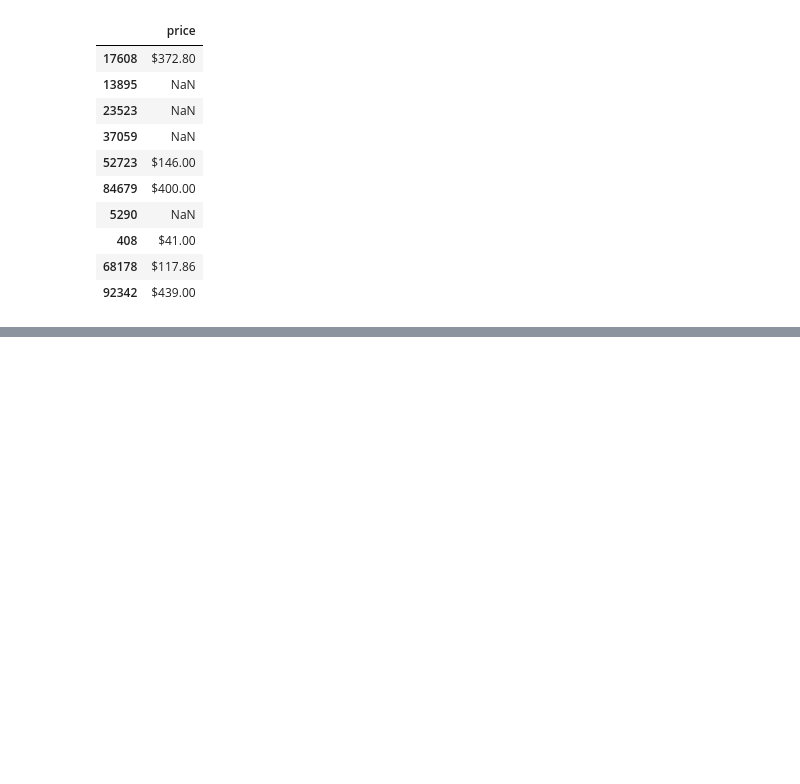
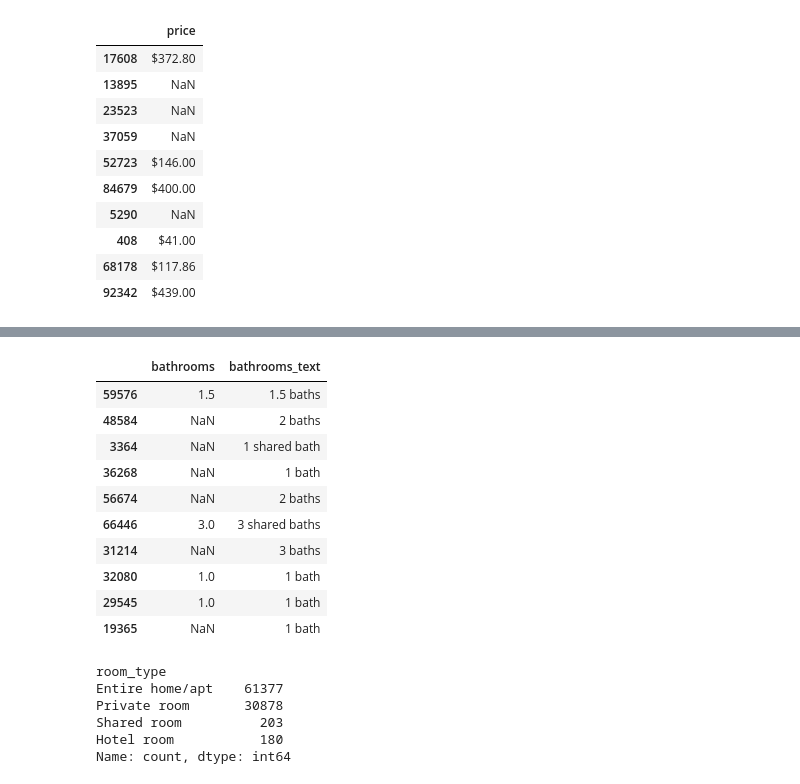
Before and after one commit to louiss1010/airbnb-investment-app, a Jupyter notebook: notebooks/00_explore_london_listings.ipynb, the cells around one changed output, grey strips where cells are left out. Cells and saved outputs as stored; diff of their text form; code cells hidden in the pictures; blank space fills up the shorter version.

```diff
--- a/notebooks/00_explore_london_listings.ipynb
+++ b/notebooks/00_explore_london_listings.ipynb
@@ -88,0 +127,23 @@ df[["price"]].sample(10)
+# %%
+df[["bathrooms", "bathrooms_text"]].sample(10)
+# %% [output]
+|  | bathrooms | bathrooms_text |
+| 59576 | 1.5 | 1.5 baths |
+| 48584 | NaN | 2 baths |
+| 3364 | NaN | 1 shared bath |
+| 36268 | NaN | 1 bath |
+| 56674 | NaN | 2 baths |
+| 66446 | 3.0 | 3 shared baths |
+| 31214 | NaN | 3 baths |
+| 32080 | 1.0 | 1 bath |
+| 29545 | 1.0 | 1 bath |
+| 19365 | NaN | 1 bath |
+# %%
+df["room_type"].value_counts()
+# %% [output]
+room_type
+Entire home/apt    61377
+Private room       30878
+Shared room          203
+Hotel room           180
+Name: count, dtype: int64
```
Also changed, not shown: parts of 6 cells of this notebook, 3 other files.
